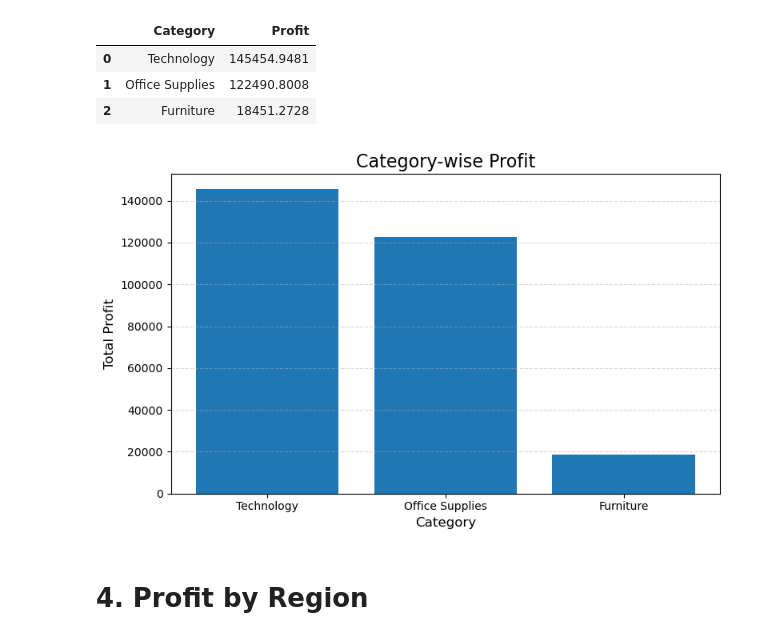
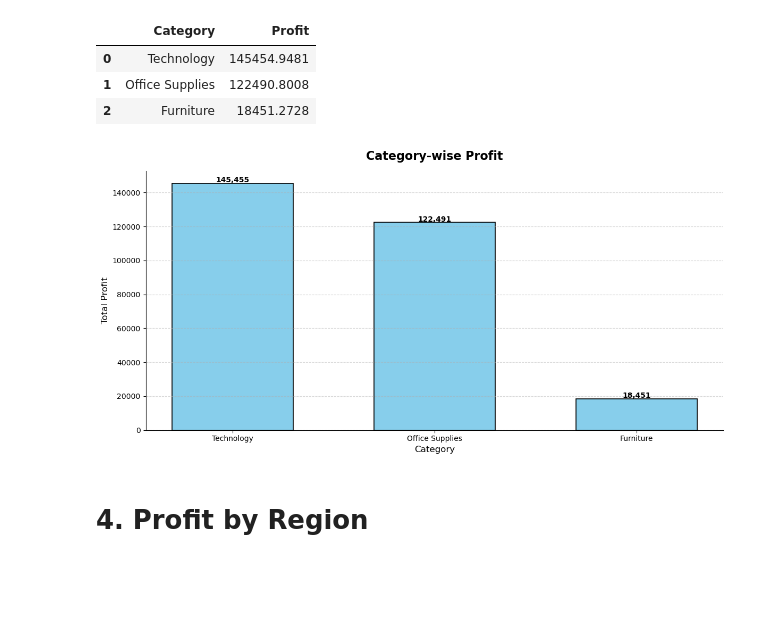
Before and after one commit to nilesh-2006/E-Commerce-Sales-Analysis, a Jupyter notebook: notebooks/05_profit_analysis.ipynb, the cells around one changed output. Saved outputs shown, nothing was run; the diff lists cells and outputs as text; code cells hidden in the pictures; blank space fills up the shorter version.

Commit message:
Update Charts by using plot, bar, barh, scatter,

```diff
--- a/notebooks/05_profit_analysis.ipynb
+++ b/notebooks/05_profit_analysis.ipynb
@@ -65,33 +65,45 @@ category_profit
 | 1 | Office Supplies | 122490.8008 |
 | 2 | Furniture | 18451.2728 |
 # %%
-plt.figure(figsize=(8,5))
-plt.bar(category_profit["Category"], category_profit["Profit"])
+plt.figure(figsize=(12,6))
 
-plt.title("Category-wise Profit", fontsize=16)
+bars = plt.bar(category_profit["Category"], category_profit["Profit"],color="skyblue",edgecolor="black",
+               linewidth=1.2,
+               width = 0.6)
+
+plt.title("Category-wise Profit", fontsize=16, fontweight="bold", pad=15)
 
 plt.xlabel("Category", fontsize=12)
 
 plt.ylabel("Total Profit", fontsize=12)
 
 plt.grid(axis="y", linestyle="--",alpha=0.5)
 
-# for bar in bars:
-#     plt.text(bar.get_x() + bar.get_width()/2,
-#              bar.get_height(),
-#              f'{bar.get_height():.0f}',
-#              ha='center', va="bottom")
+# Value Labels
+for bar in bars:
+    plt.text(
+        bar.get_x() + bar.get_width()/2,
+        bar.get_height() + 500,
+        f"{bar.get_height():,.0f}",
+        ha="center",
+        fontsize=10,
+        fontweight="bold"
+    )
+
+# Remove top and right border
+plt.gca().spines["top"].set_visible(False)
+plt.gca().spines["right"].set_visible(False)
 
 plt.tight_layout()
 
 plt.savefig(
     "../visualizations/profits/profit_by_category.png",dpi=300, bbox_inches="tight"
 )
 
 
 plt.show()
 # %% [output]
-[figure, old version]
+[figure, new version]
 # %% [markdown]
 # 4. Profit by Region
 # %% [markdown]
```
Also changed, not shown: parts of 10 cells of this notebook, 1 other file.
